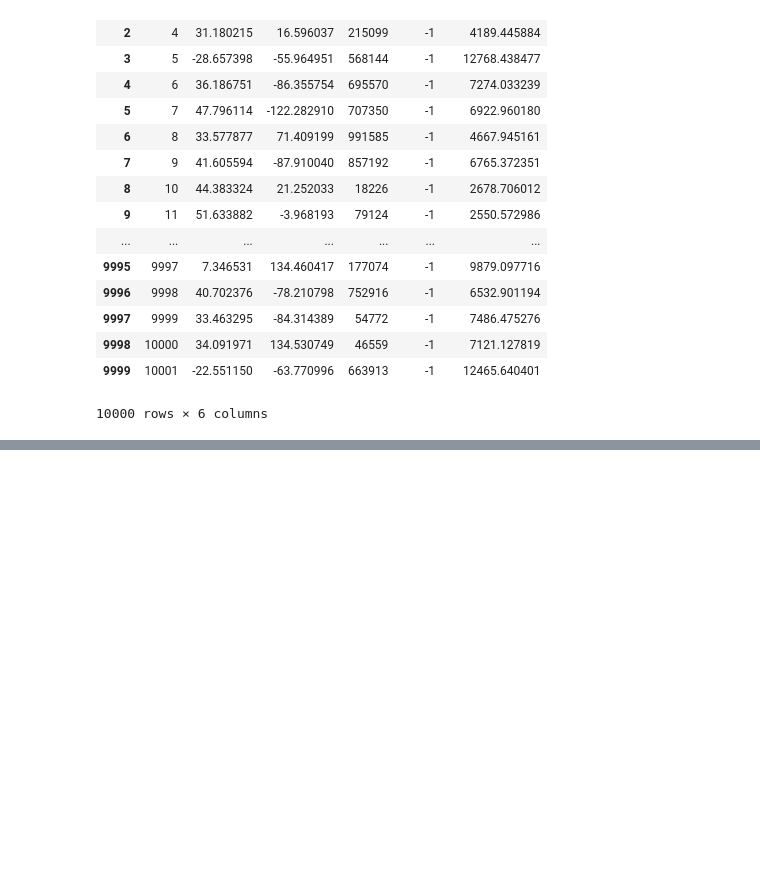
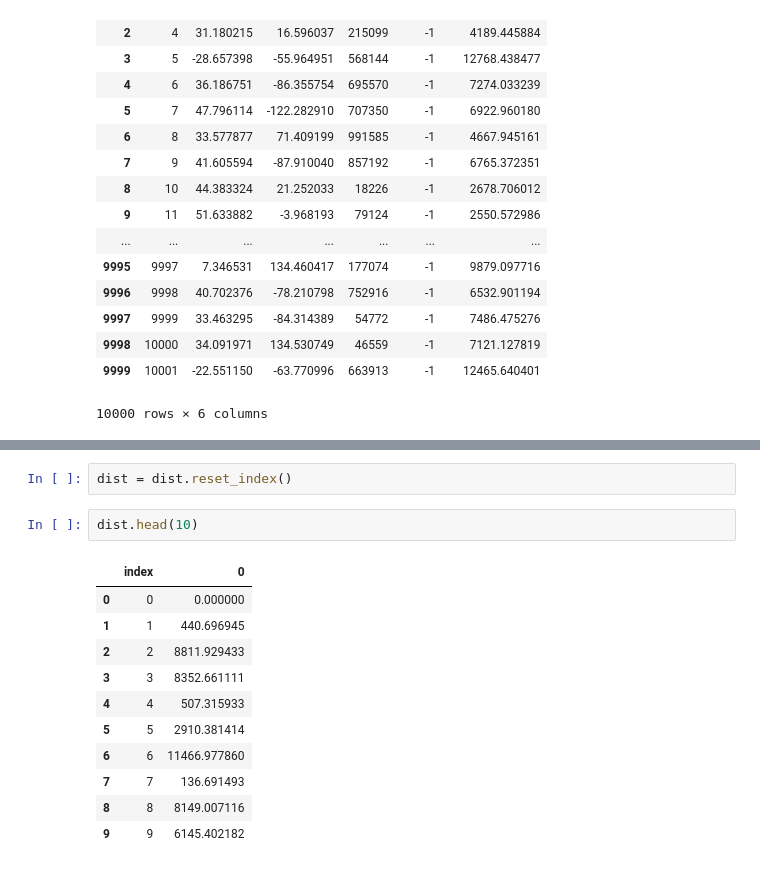
Before and after one commit to jannenev/tsp-santa, a Jupyter notebook: santa.ipynb, the cells around one changed output, grey strips where cells are left out. Drawn from its saved outputs; the diff is of its cells as text; blank space fills up the shorter version.

```diff
--- a/santa.ipynb
+++ b/santa.ipynb
@@ -730,0 +773,16 @@ df
+# %%
+dist = dist.reset_index()
+# %%
+dist.head(10)
+# %% [output]
+|  | index | 0 |
+| 0 | 0 | 0.000000 |
+| 1 | 1 | 440.696945 |
+| 2 | 2 | 8811.929433 |
+| 3 | 3 | 8352.661111 |
+| 4 | 4 | 507.315933 |
+| 5 | 5 | 2910.381414 |
+| 6 | 6 | 11466.977860 |
+| 7 | 7 | 136.691493 |
+| 8 | 8 | 8149.007116 |
+| 9 | 9 | 6145.402182 |
```
Also changed, not shown: parts of 7 cells of this notebook.
